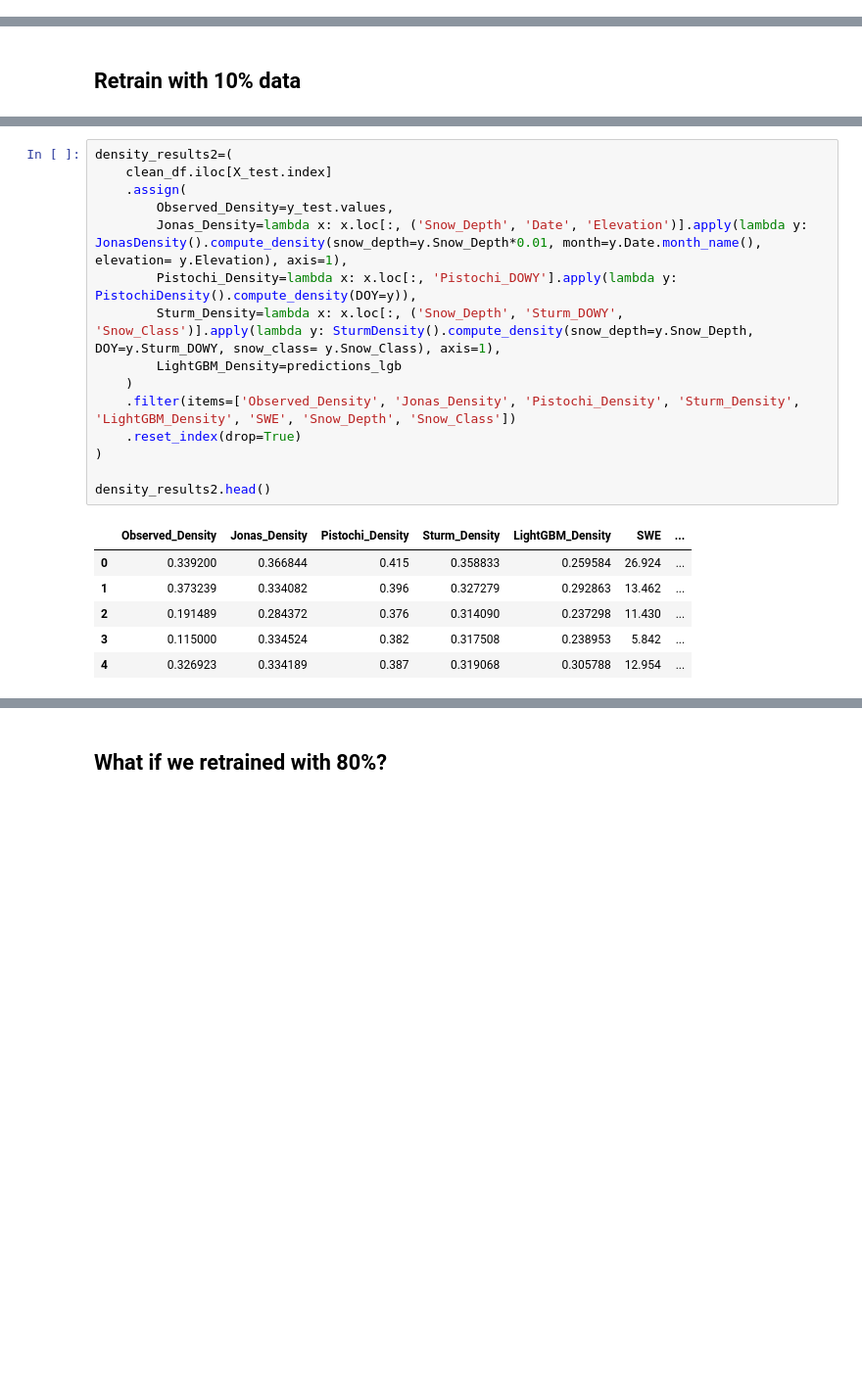
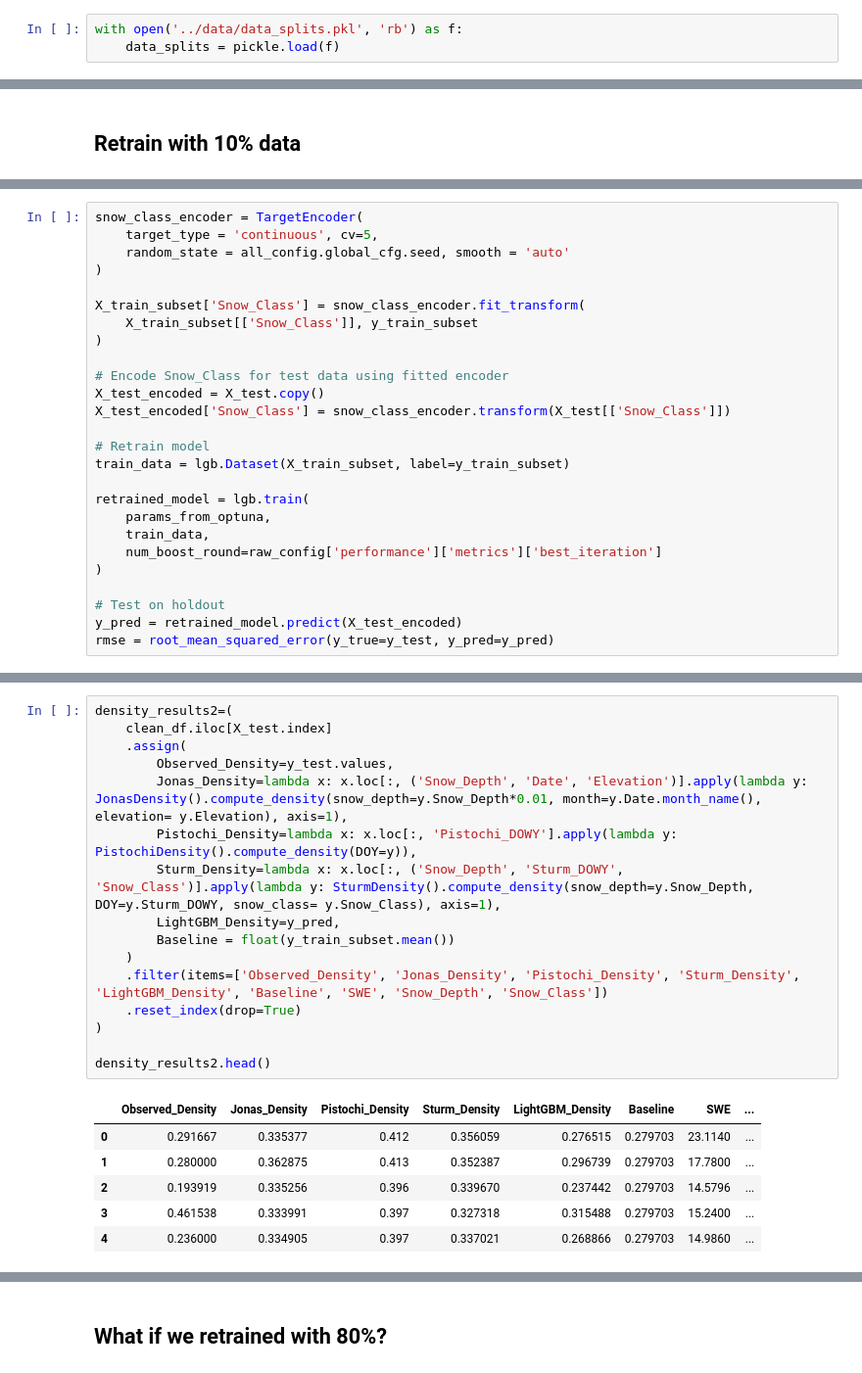
Before and after one commit to cryogars/density-models, a Jupyter notebook: notebooks/07_model_transferability_analysis.ipynb, the cells around one changed output, grey strips where cells are left out. Shown at 98% size. Cells and saved outputs as stored; diff of their text form; blank space fills up the shorter version.

Commit message:
adding baseline performance

```diff
--- a/notebooks/07_model_transferability_analysis.ipynb
+++ b/notebooks/07_model_transferability_analysis.ipynb
@@ -165,0 +141,3 @@ memory usage: 2.0+ MB
+# %%
+with open('../data/data_splits.pkl', 'rb') as f:
+    data_splits = pickle.load(f)
@@ -533,0 +601,26 @@ predictions_lgb = lgbm_main.predict(X_test)
+# %%
+snow_class_encoder = TargetEncoder(
+    target_type = 'continuous', cv=5,
+    random_state = all_config.global_cfg.seed, smooth = 'auto'
+)
+
+X_train_subset['Snow_Class'] = snow_class_encoder.fit_transform(
+    X_train_subset[['Snow_Class']], y_train_subset
+)
+
+# Encode Snow_Class for test data using fitted encoder
+X_test_encoded = X_test.copy()
+X_test_encoded['Snow_Class'] = snow_class_encoder.transform(X_test[['Snow_Class']])
+
+# Retrain model
+train_data = lgb.Dataset(X_train_subset, label=y_train_subset)
+
+retrained_model = lgb.train(
+    params_from_optuna,
+    train_data,
+    num_boost_round=raw_config['performance']['metrics']['best_iteration']
+)
+
+# Test on holdout
+y_pred = retrained_model.predict(X_test_encoded)
+rmse = root_mean_squared_error(y_true=y_test, y_pred=y_pred)
@@ -534,25 +631,26 @@ predictions_lgb = lgbm_main.predict(X_test)
 # %%
 density_results2=(
     clean_df.iloc[X_test.index]
     .assign(
         Observed_Density=y_test.values,
         Jonas_Density=lambda x: x.loc[:, ('Snow_Depth', 'Date', 'Elevation')].apply(lambda y: JonasDensity().compute_density(snow_depth=y.Snow_Depth*0.01, month=y.Date.month_name(), elevation= y.Elevation), axis=1),
         Pistochi_Density=lambda x: x.loc[:, 'Pistochi_DOWY'].apply(lambda y: PistochiDensity().compute_density(DOY=y)),
         Sturm_Density=lambda x: x.loc[:, ('Snow_Depth', 'Sturm_DOWY', 'Snow_Class')].apply(lambda y: SturmDensity().compute_density(snow_depth=y.Snow_Depth, DOY=y.Sturm_DOWY, snow_class= y.Snow_Class), axis=1),
-        LightGBM_Density=predictions_lgb
+        LightGBM_Density=y_pred,
+        Baseline = float(y_train_subset.mean())
     )
-    .filter(items=['Observed_Density', 'Jonas_Density', 'Pistochi_Density', 'Sturm_Density', 'LightGBM_Density', 'SWE', 'Snow_Depth', 'Snow_Class'])
+    .filter(items=['Observed_Density', 'Jonas_Density', 'Pistochi_Density', 'Sturm_Density', 'LightGBM_Density', 'Baseline', 'SWE', 'Snow_Depth', 'Snow_Class'])
     .reset_index(drop=True)
 )
 
 density_results2.head()
 # %% [output]
-|  | Observed_Density | Jonas_Density | Pistochi_Density | Sturm_Density | LightGBM_Density | SWE | ... |
-| 0 | 0.339200 | 0.366844 | 0.415 | 0.358833 | 0.259584 | 26.924 | ... |
-| 1 | 0.373239 | 0.334082 | 0.396 | 0.327279 | 0.292863 | 13.462 | ... |
-| 2 | 0.191489 | 0.284372 | 0.376 | 0.314090 | 0.237298 | 11.430 | ... |
-| 3 | 0.115000 | 0.334524 | 0.382 | 0.317508 | 0.238953 | 5.842 | ... |
-| 4 | 0.326923 | 0.334189 | 0.387 | 0.319068 | 0.305788 | 12.954 | ... |
+|  | Observed_Density | Jonas_Density | Pistochi_Density | Sturm_Density | LightGBM_Density | Baseline | SWE | ... |
+| 0 | 0.291667 | 0.335377 | 0.412 | 0.356059 | 0.276515 | 0.279703 | 23.1140 | ... |
+| 1 | 0.280000 | 0.362875 | 0.413 | 0.352387 | 0.296739 | 0.279703 | 17.7800 | ... |
+| 2 | 0.193919 | 0.335256 | 0.396 | 0.339670 | 0.237442 | 0.279703 | 14.5796 | ... |
+| 3 | 0.461538 | 0.333991 | 0.397 | 0.327318 | 0.315488 | 0.279703 | 15.2400 | ... |
+| 4 | 0.236000 | 0.334905 | 0.397 | 0.337021 | 0.268866 | 0.279703 | 14.9860 | ... |
 # %%
 swe_results2=(
     density_results2
```
Also changed, not shown: parts of 17 cells of this notebook.
